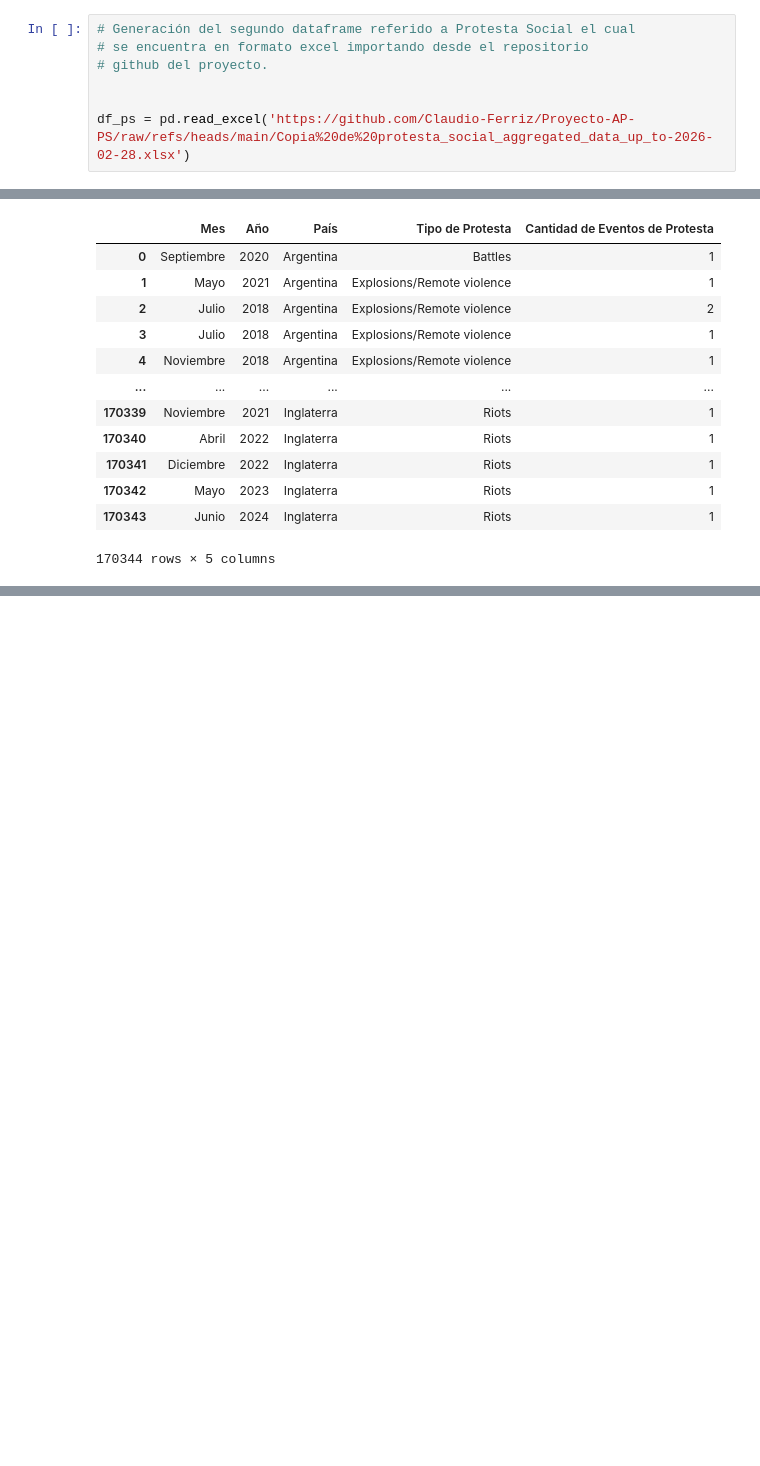
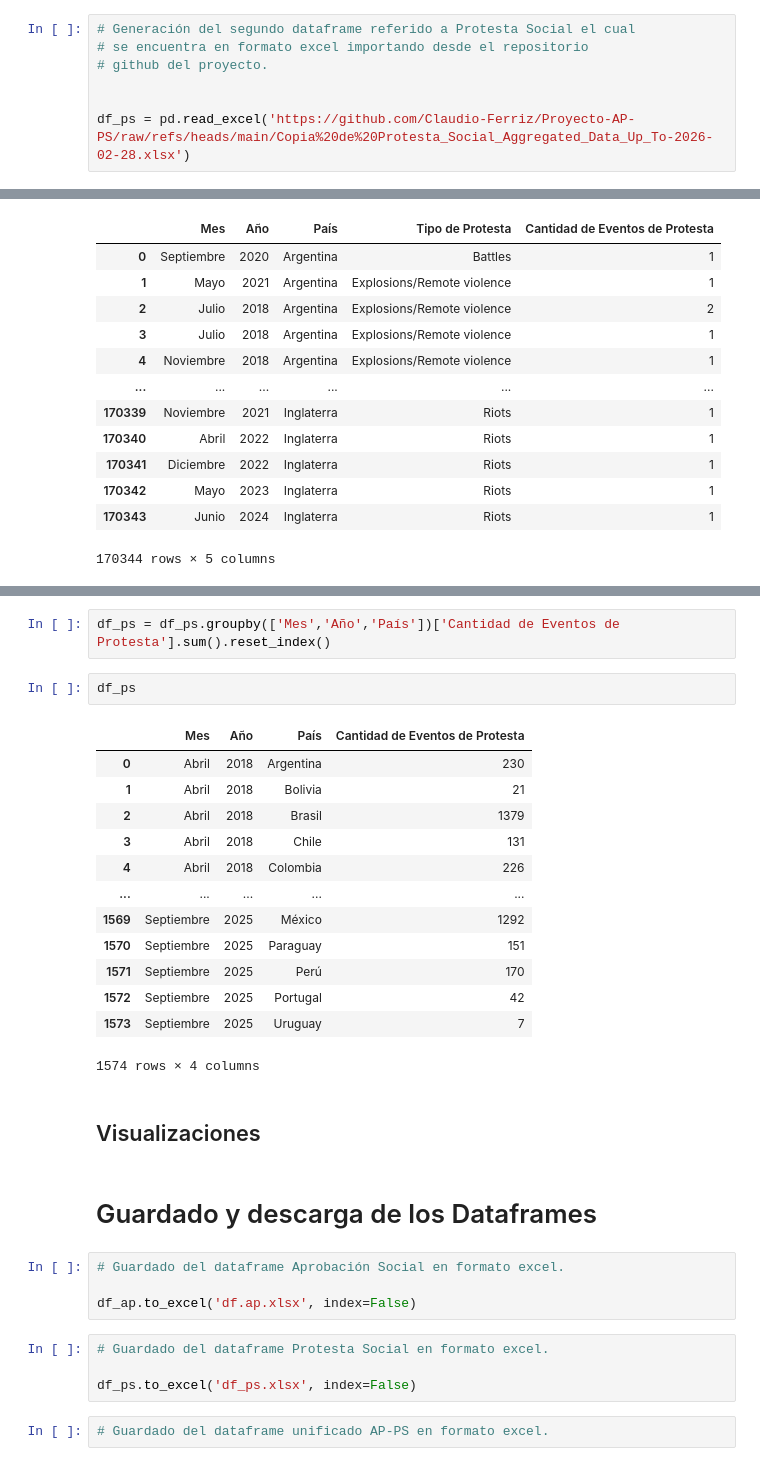
Before and after one commit to Claudio-Ferriz/Proyecto-AP-PS, a Jupyter notebook: Proyecto_AP_PS.ipynb, the cells around one changed output, grey strips where cells are left out. Drawn from its saved outputs; the diff is of its cells as text; blank space fills up the shorter version.

```diff
--- a/Proyecto_AP_PS.ipynb
+++ b/Proyecto_AP_PS.ipynb
@@ -25,7 +31,7 @@ df_ap = pd.read_excel('https://github.com/Claudio-Ferriz/Proyecto-AP-PS/raw/refs
 # github del proyecto.
 
 
-df_ps = pd.read_excel('https://github.com/Claudio-Ferriz/Proyecto-AP-PS/raw/refs/heads/main/Copia%20de%20protesta_social_aggregated_data_up_to-2026-02-28.xlsx')
+df_ps = pd.read_excel('https://github.com/Claudio-Ferriz/Proyecto-AP-PS/raw/refs/heads/main/Copia%20de%20Protesta_Social_Aggregated_Data_Up_To-2026-02-28.xlsx')
 # %% [markdown]
 # Exploratory Data Analysis (EDA)
 # %% [markdown]
@@ -66,0 +167,32 @@ df_ps
+# %%
+df_ps = df_ps.groupby(['Mes','Año','País'])['Cantidad de Eventos de Protesta'].sum().reset_index()
+# %%
+df_ps
+# %% [output]
+|  | Mes | Año | País | Cantidad de Eventos de Protesta |
+| 0 | Abril | 2018 | Argentina | 230 |
+| 1 | Abril | 2018 | Bolivia | 21 |
+| 2 | Abril | 2018 | Brasil | 1379 |
+| 3 | Abril | 2018 | Chile | 131 |
+| 4 | Abril | 2018 | Colombia | 226 |
+| ... | ... | ... | ... | ... |
+| 1569 | Septiembre | 2025 | México | 1292 |
+| 1570 | Septiembre | 2025 | Paraguay | 151 |
+| 1571 | Septiembre | 2025 | Perú | 170 |
+| 1572 | Septiembre | 2025 | Portugal | 42 |
+| 1573 | Septiembre | 2025 | Uruguay | 7 |
+1574 rows × 4 columns
+# %% [markdown]
+## Visualizaciones
+# %% [markdown]
+# Guardado y descarga de los Dataframes
+# %%
+# Guardado del dataframe Aprobación Social en formato excel.
+
+df_ap.to_excel('df.ap.xlsx', index=False)
+# %%
+# Guardado del dataframe Protesta Social en formato excel.
+
+df_ps.to_excel('df_ps.xlsx', index=False)
+# %%
+# Guardado del dataframe unificado AP-PS en formato excel.
```
Also changed, not shown: parts of 7 cells of this notebook.
